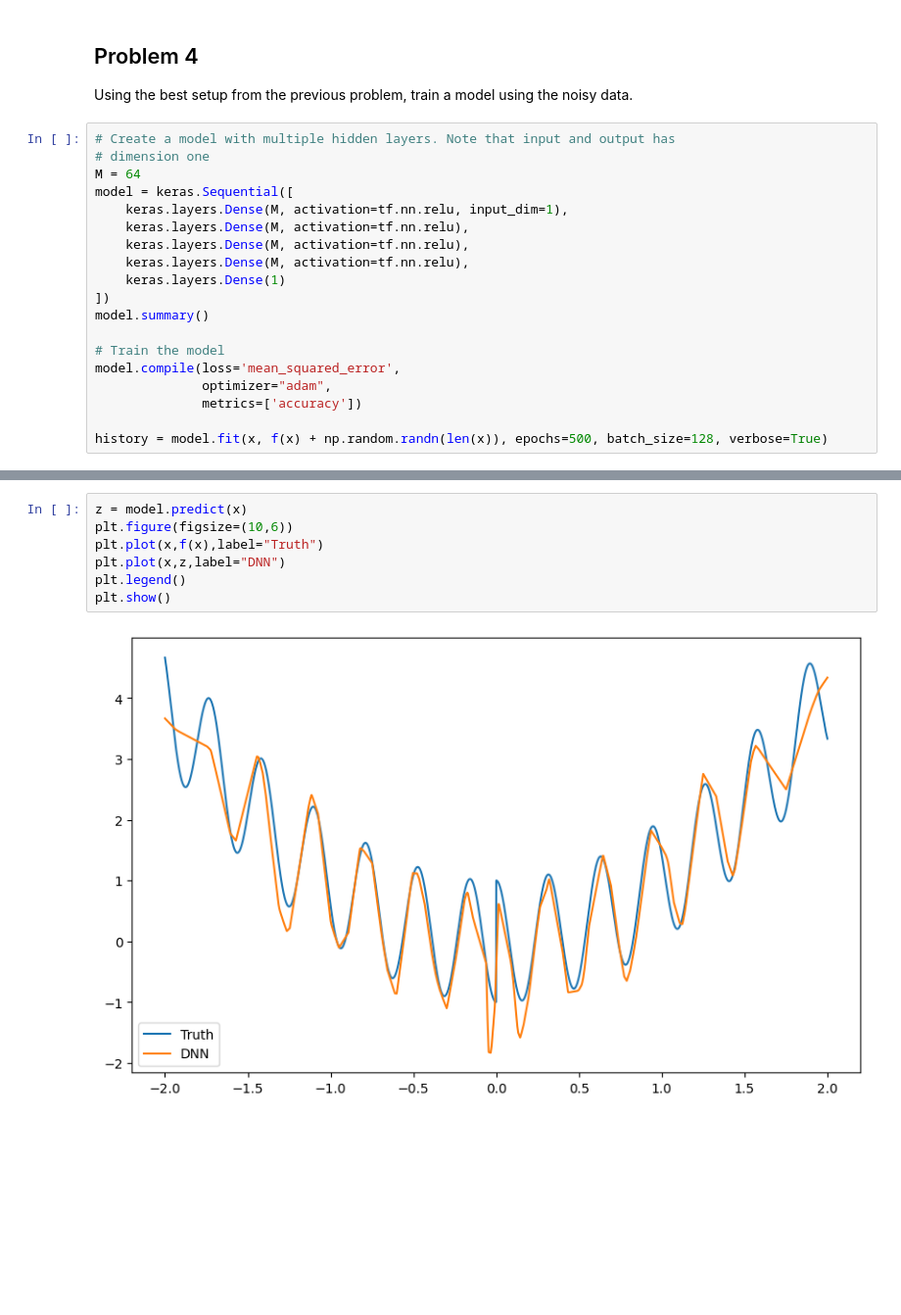
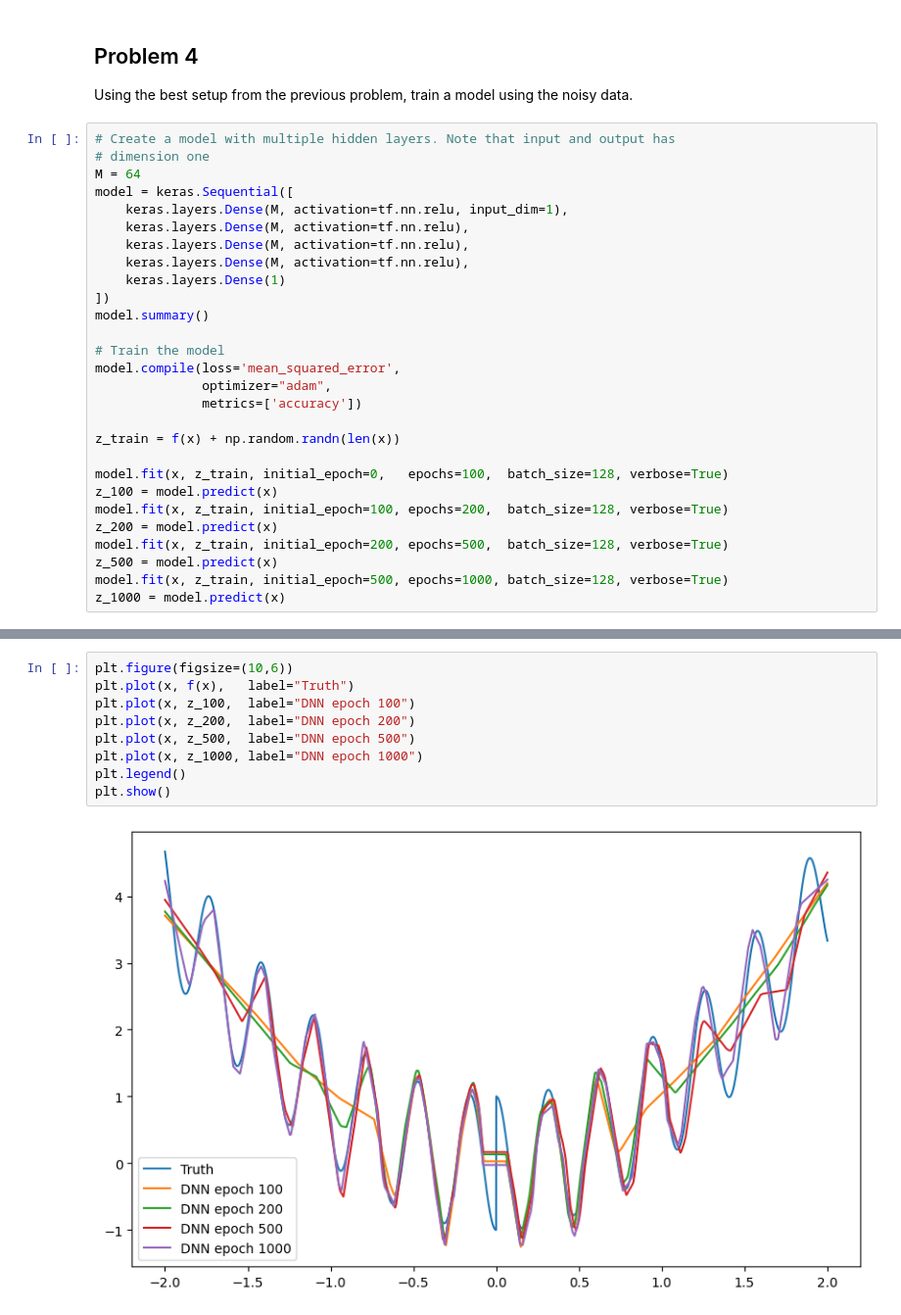
Before and after one commit to sigurdo/maskinlaring_for-signalbehandling, a Jupyter notebook: oving_3/TTT4185_assignment_3b_2022-10-17.ipynb, the cells around one changed output, grey strips where cells are left out. Shown at 98% size. Saved outputs shown, nothing was run; the diff lists cells and outputs as text; blank space fills up the shorter version.

```diff
--- a/oving_3/TTT4185_assignment_3b_2022-10-17.ipynb
+++ b/oving_3/TTT4185_assignment_3b_2022-10-17.ipynb
@@ -388,5 +440,14 @@ model.compile(loss='mean_squared_error',
               optimizer="adam",
               metrics=['accuracy'])
 
-history = model.fit(x, f(x) + np.random.randn(len(x)), epochs=500, batch_size=128, verbose=True)
+z_train = f(x) + np.random.randn(len(x))
+
+model.fit(x, z_train, initial_epoch=0,   epochs=100,  batch_size=128, verbose=True)
+z_100 = model.predict(x)
+model.fit(x, z_train, initial_epoch=100, epochs=200,  batch_size=128, verbose=True)
+z_200 = model.predict(x)
+model.fit(x, z_train, initial_epoch=200, epochs=500,  batch_size=128, verbose=True)
+z_500 = model.predict(x)
+model.fit(x, z_train, initial_epoch=500, epochs=1000, batch_size=128, verbose=True)
+z_1000 = model.predict(x)
 # %% [output]
@@ -410,9 +471,11 @@ Epoch 500/500
 # %%
-z = model.predict(x)
 plt.figure(figsize=(10,6))
-plt.plot(x,f(x),label="Truth")
-plt.plot(x,z,label="DNN")
+plt.plot(x, f(x),   label="Truth")
+plt.plot(x, z_100,  label="DNN epoch 100")
+plt.plot(x, z_200,  label="DNN epoch 200")
+plt.plot(x, z_500,  label="DNN epoch 500")
+plt.plot(x, z_1000, label="DNN epoch 1000")
 plt.legend()
 plt.show()
 # %% [output]
-[figure, old version]
+[figure, new version]
```
Also changed, not shown: parts of 15 cells of this notebook.
